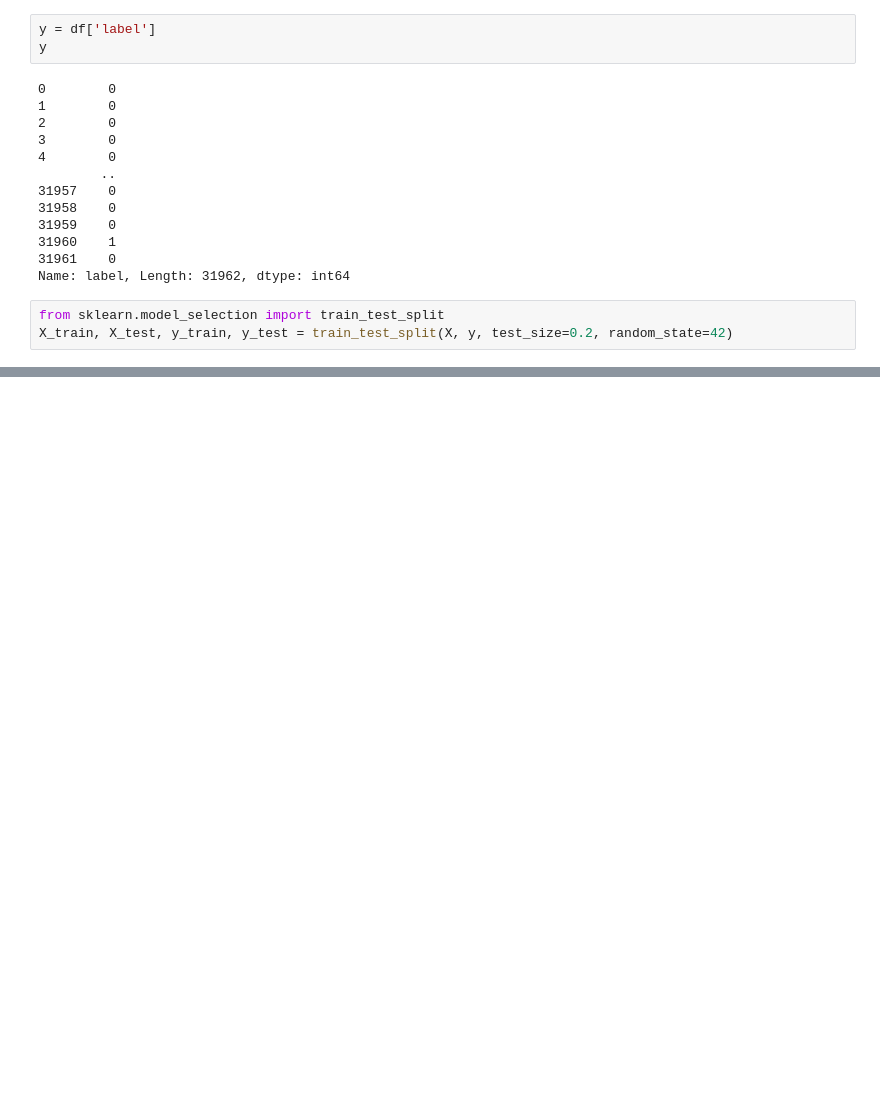
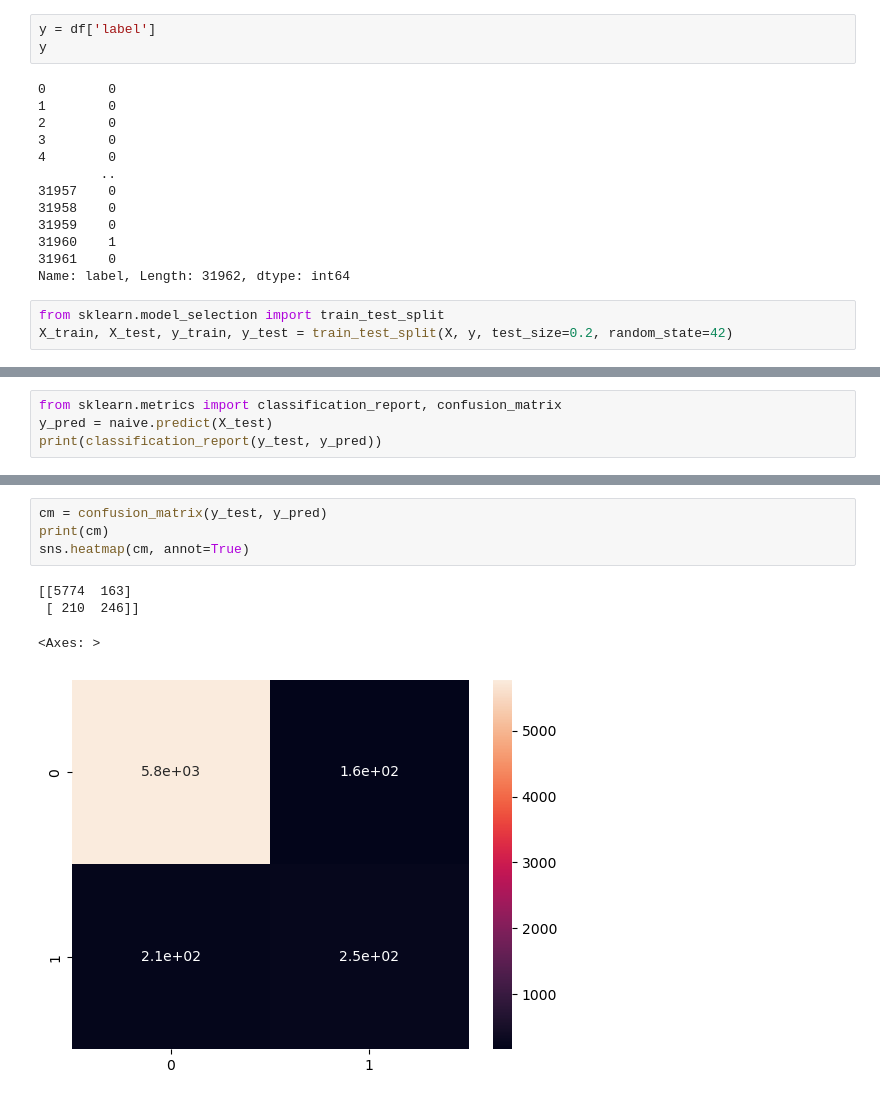
Before and after one commit to MikeySharma/data-science, a Jupyter notebook: class-lecture/twitter-word-nltk.ipynb, the cells around one changed output, grey strips where cells are left out. Cells and saved outputs as stored; diff of their text form; blank space fills up the shorter version.

```diff
--- a/class-lecture/twitter-word-nltk.ipynb
+++ b/class-lecture/twitter-word-nltk.ipynb
@@ -344,0 +330,4 @@ MemoryError: Unable to allocate 9.03 GiB for an array with shape (25569, 47386)
+# %%
+from sklearn.metrics import classification_report, confusion_matrix
+y_pred = naive.predict(X_test)
+print(classification_report(y_test, y_pred))
@@ -344,0 +343,9 @@ MemoryError: Unable to allocate 9.03 GiB for an array with shape (25569, 47386)
+# %%
+cm = confusion_matrix(y_test, y_pred)
+print(cm)
+sns.heatmap(cm, annot=True)
+# %% [output]
+[[5774  163]
+ [ 210  246]]
+<Axes: >
+[figure, added]
```
Also changed, not shown: parts of 5 cells of this notebook, 2 other files.
